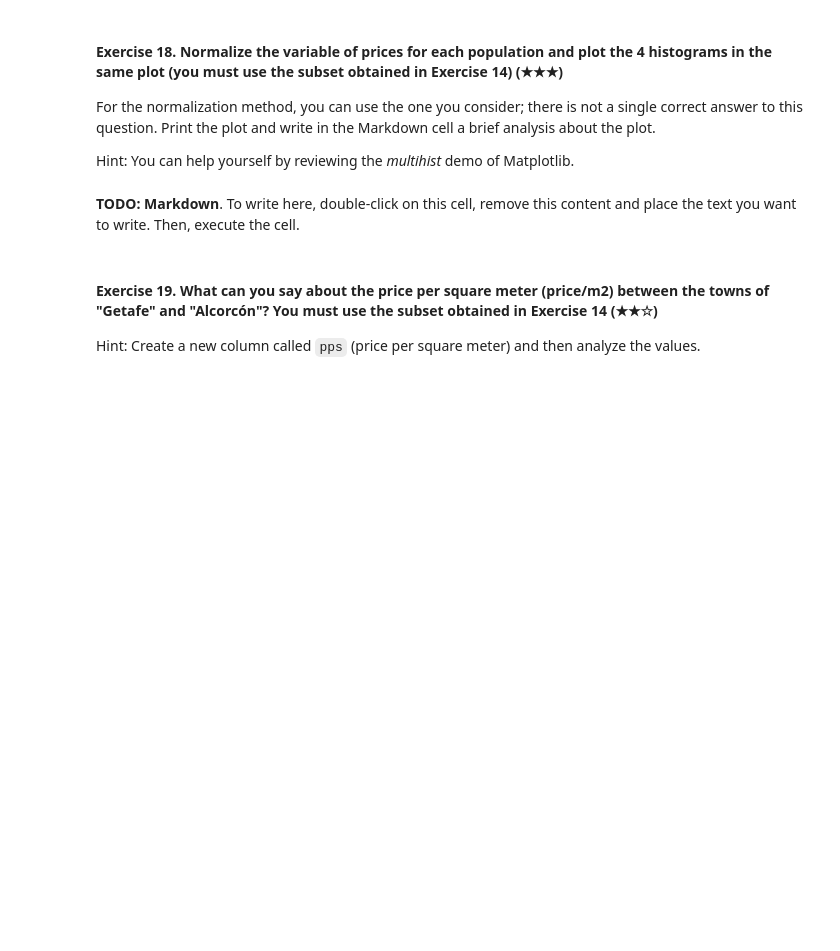
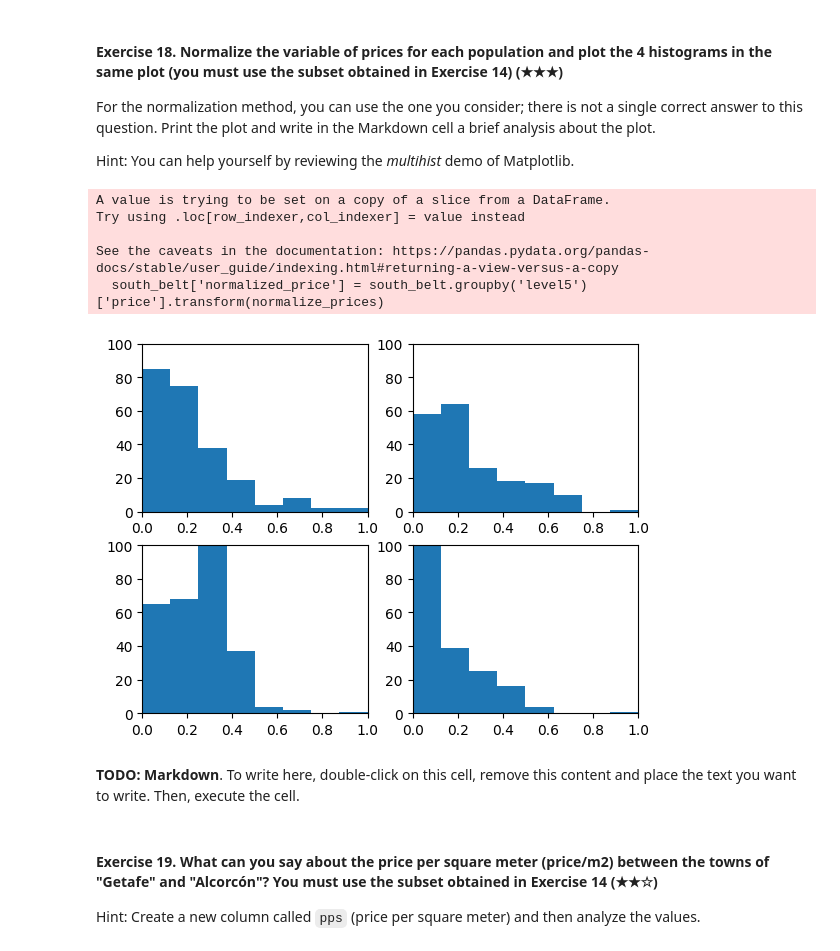
Before and after one commit to 4GeeksAcademy/bertuzzi-realestate-datacleanup-exercise, a Jupyter notebook: project.ipynb, the cells around one changed output. Saved outputs shown, nothing was run; the diff lists cells and outputs as text; code cells hidden in the pictures; blank space fills up the shorter version.

```diff
--- a/project.ipynb
+++ b/project.ipynb
@@ -360,7 +433,36 @@ For the normalization method, you can use the one you consider; there is not a s
 
 Hint: You can help yourself by reviewing the *multihist* demo of Matplotlib.
 # %%
-# TODO
+# TODO pops = "Fuenlabrada", " Leganés", "Getafe", "Alcorcón"
+def normalize_prices(series):
+    return (series - series.min()) / (series.max() - series.min())
+
+south_belt['normalized_price'] = south_belt.groupby('level5')['price'].transform(normalize_prices)
+
+norm_fuenlabrada = south_belt.loc[south_belt['level5'] == "Fuenlabrada"]['normalized_price'].tolist()
+norm_leganés = south_belt.loc[south_belt['level5'] == "Leganés"]['normalized_price'].tolist()
+norm_getafe = south_belt.loc[south_belt['level5'] == "Getafe"]['normalized_price'].tolist()
+norm_alcorcón = south_belt.loc[south_belt['level5'] == "Alcorcón"]['normalized_price'].tolist()
+
+norm_prices = [norm_fuenlabrada, norm_leganés, norm_getafe, norm_alcorcón]
+
+plt.figure()
+for x in range(len(norm_prices)):
+    plt.subplot(2,2,x+1)
+    plt.hist(norm_prices[x], bins=8)
+    plt.xlim((0,1))
+    plt.ylim(0,100)
+
+plt.show()
+
+# Interpretation: In the South Belt area, prices for properties are supposedly roughly normally distributed, as most values are close to 0 after normalization.
+# %% [output]
+A value is trying to be set on a copy of a slice from a DataFrame.
+Try using .loc[row_indexer,col_indexer] = value instead
+
+See the caveats in the documentation: https://pandas.pydata.org/pandas-docs/stable/user_guide/indexing.html#returning-a-view-versus-a-copy
+  south_belt['normalized_price'] = south_belt.groupby('level5')['price'].transform(normalize_prices)
+[figure, added]
 # %% [markdown]
 **TODO: Markdown**. To write here, double-click on this cell, remove this content and place the text you want to write. Then, execute the cell.
 # %% [markdown]
```
Also changed, not shown: parts of 8 cells of this notebook, 2 other files.
